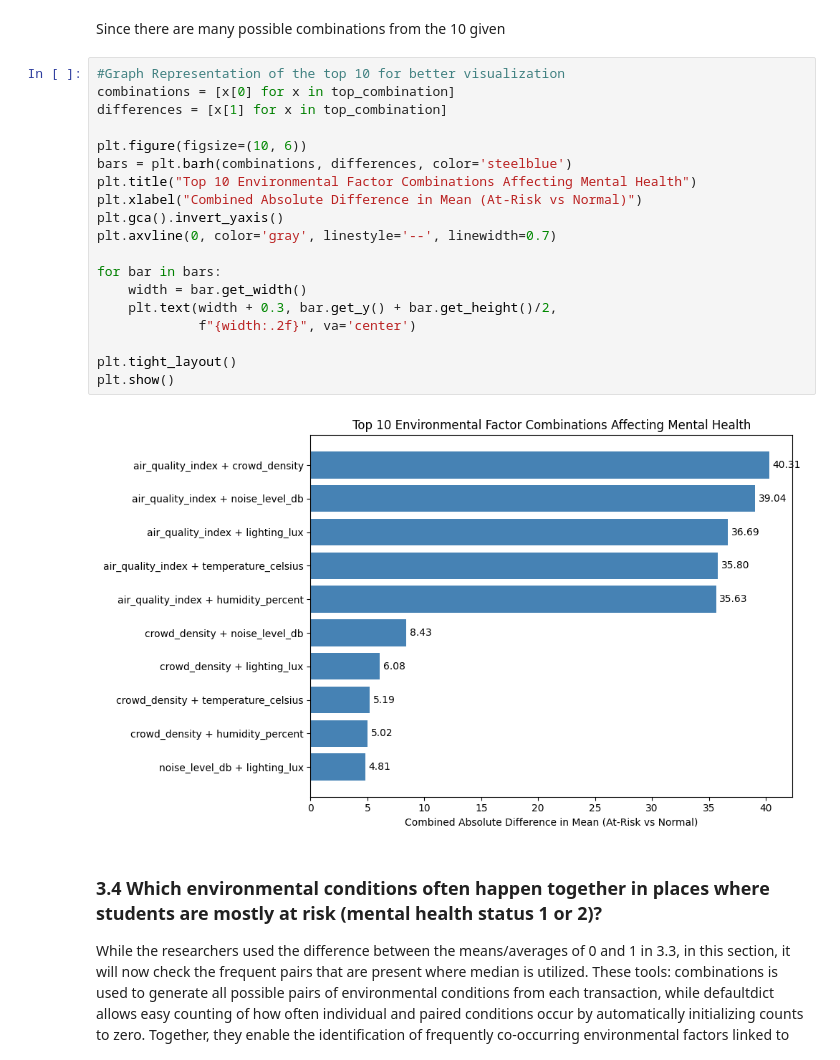
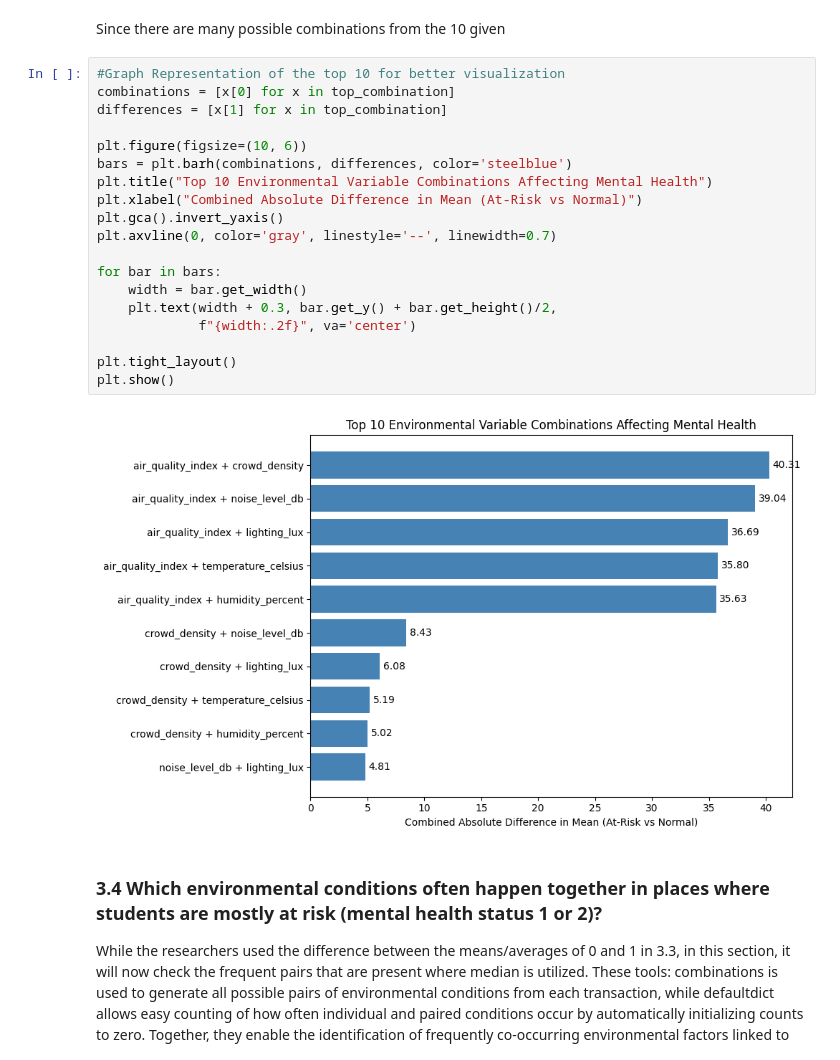
Before and after one commit to lanc3reyes/csmodel_mp, a Jupyter notebook: CSMODEL_Phase1_Group9.ipynb, the cells around one changed output. Cells and saved outputs as stored; diff of their text form.

```diff
--- a/CSMODEL_Phase1_Group9.ipynb
+++ b/CSMODEL_Phase1_Group9.ipynb
@@ -902,24 +903,24 @@ Since there are many possible combinations from the 10 given
 # %%
 #Graph Representation of the top 10 for better visualization
 combinations = [x[0] for x in top_combination]
 differences = [x[1] for x in top_combination]
 
 plt.figure(figsize=(10, 6))
 bars = plt.barh(combinations, differences, color='steelblue')
-plt.title("Top 10 Environmental Factor Combinations Affecting Mental Health")
+plt.title("Top 10 Environmental Variable Combinations Affecting Mental Health")
 plt.xlabel("Combined Absolute Difference in Mean (At-Risk vs Normal)")
 plt.gca().invert_yaxis()
 plt.axvline(0, color='gray', linestyle='--', linewidth=0.7)
 
 for bar in bars:
     width = bar.get_width()
     plt.text(width + 0.3, bar.get_y() + bar.get_height()/2,
              f"{width:.2f}", va='center')
 
 plt.tight_layout()
 plt.show()
 # %% [output]
-[figure, old version]
+[figure, new version]
 # %% [markdown]
 ### __3.4 Which environmental conditions often happen together in places where students are mostly at risk (mental health status 1 or 2)?__
 While the researchers used the difference between the means/averages of 0 and 1 in 3.3, in this section, it will now check the frequent pairs that are present where median is utilized. These tools: combinations is used to generate all possible pairs of environmental conditions from each transaction, while defaultdict allows easy counting of how often individual and paired conditions occur by automatically initializing counts to zero. Together, they enable the identification of frequently co-occurring environmental factors linked to at-risk mental health. This applies association rule mining to find environmental variables that often occur together in places where students are at risk, specifically those with a mental health status of 1 or 2. It changes each environmental variable into "high" or "low" based on the median. This simplifies the data into sets of categorical conditions.
```
Also changed, not shown: parts of 3 cells of this notebook.
